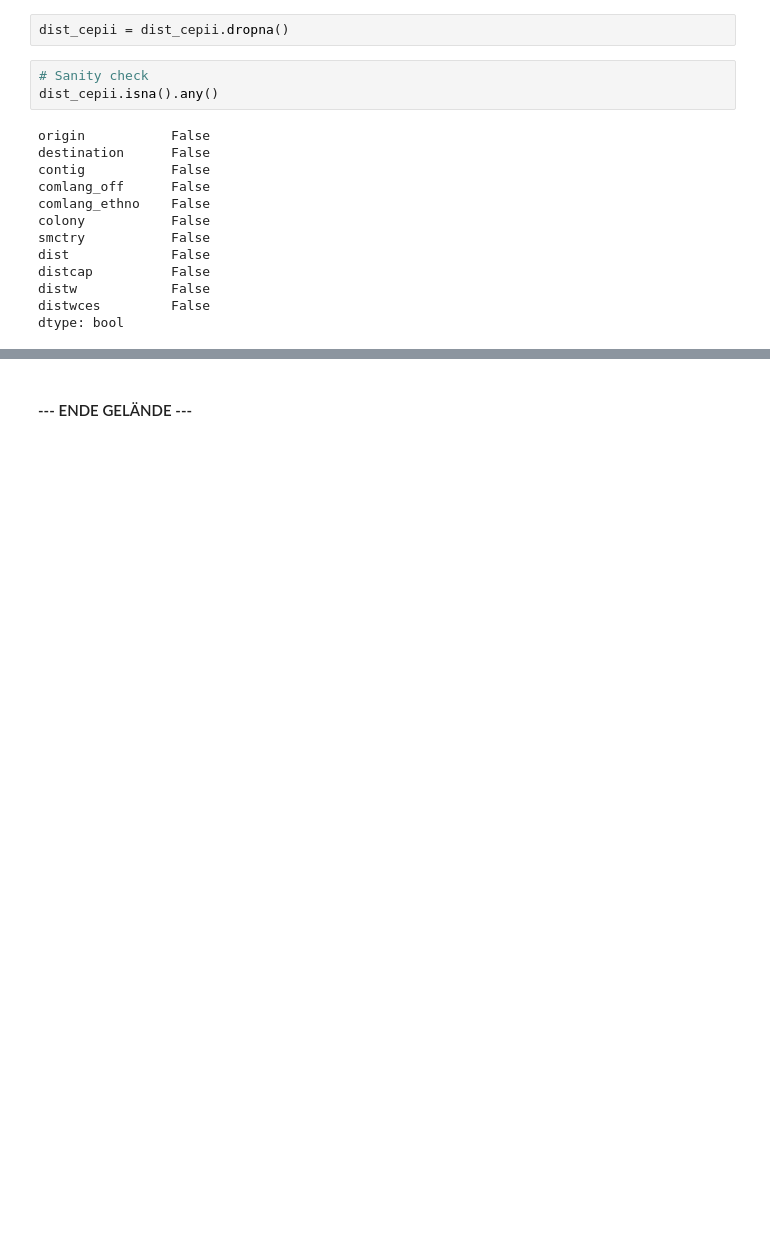
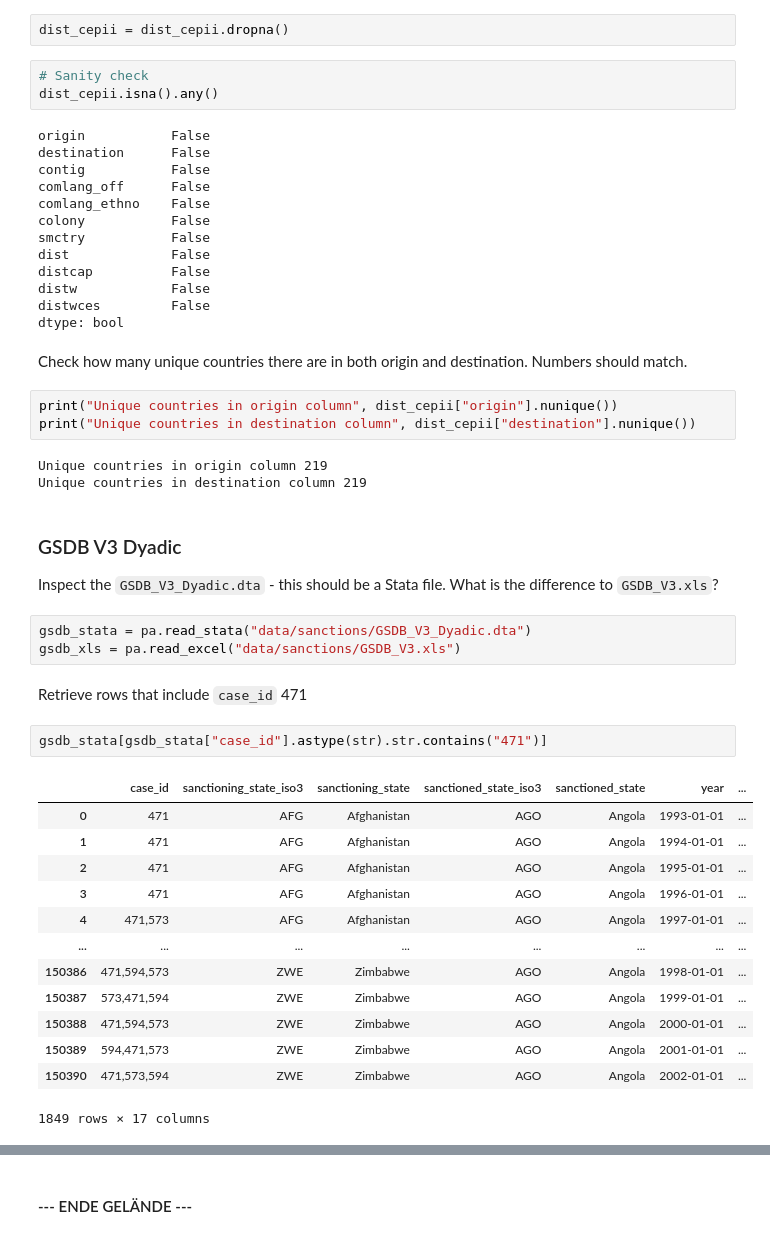
Before and after one commit to Freyness-gd/trade_under_pressure_thesis, a Jupyter notebook: main.ipynb, the cells around one changed output, grey strips where cells are left out. Drawn from its saved outputs; the diff is of its cells as text; blank space fills up the shorter version.

```diff
--- a/main.ipynb
+++ b/main.ipynb
@@ -146,3 +147,36 @@ distcap          False
 distw            False
 distwces         False
 dtype: bool
+# %% [markdown]
+Check how many unique countries there are in both origin and destination. Numbers should match.
+# %%
+print("Unique countries in origin column", dist_cepii["origin"].nunique())
+print("Unique countries in destination column", dist_cepii["destination"].nunique())
+# %% [output]
+Unique countries in origin column 219
+Unique countries in destination column 219
+# %% [markdown]
+### GSDB V3 Dyadic
+
+Inspect the `GSDB_V3_Dyadic.dta` - this should be a Stata file. What is the difference to `GSDB_V3.xls`?
+# %%
+gsdb_stata = pa.read_stata("data/sanctions/GSDB_V3_Dyadic.dta")
+gsdb_xls = pa.read_excel("data/sanctions/GSDB_V3.xls")
+# %% [markdown]
+Retrieve rows that include `case_id` 471
+# %%
+gsdb_stata[gsdb_stata["case_id"].astype(str).str.contains("471")]
+# %% [output]
+|  | case_id | sanctioning_state_iso3 | sanctioning_state | sanctioned_state_iso3 | sanctioned_state | year | ... |
+| 0 | 471 | AFG | Afghanistan | AGO | Angola | 1993-01-01 | ... |
+| 1 | 471 | AFG | Afghanistan | AGO | Angola | 1994-01-01 | ... |
+| 2 | 471 | AFG | Afghanistan | AGO | Angola | 1995-01-01 | ... |
+| 3 | 471 | AFG | Afghanistan | AGO | Angola | 1996-01-01 | ... |
+| 4 | 471,573 | AFG | Afghanistan | AGO | Angola | 1997-01-01 | ... |
+| ... | ... | ... | ... | ... | ... | ... | ... |
+| 150386 | 471,594,573 | ZWE | Zimbabwe | AGO | Angola | 1998-01-01 | ... |
+| 150387 | 573,471,594 | ZWE | Zimbabwe | AGO | Angola | 1999-01-01 | ... |
+| 150388 | 471,594,573 | ZWE | Zimbabwe | AGO | Angola | 2000-01-01 | ... |
+| 150389 | 594,471,573 | ZWE | Zimbabwe | AGO | Angola | 2001-01-01 | ... |
+| 150390 | 471,573,594 | ZWE | Zimbabwe | AGO | Angola | 2002-01-01 | ... |
+1849 rows × 17 columns
```
Also changed, not shown: parts of 22 cells of this notebook, 7 other files.
